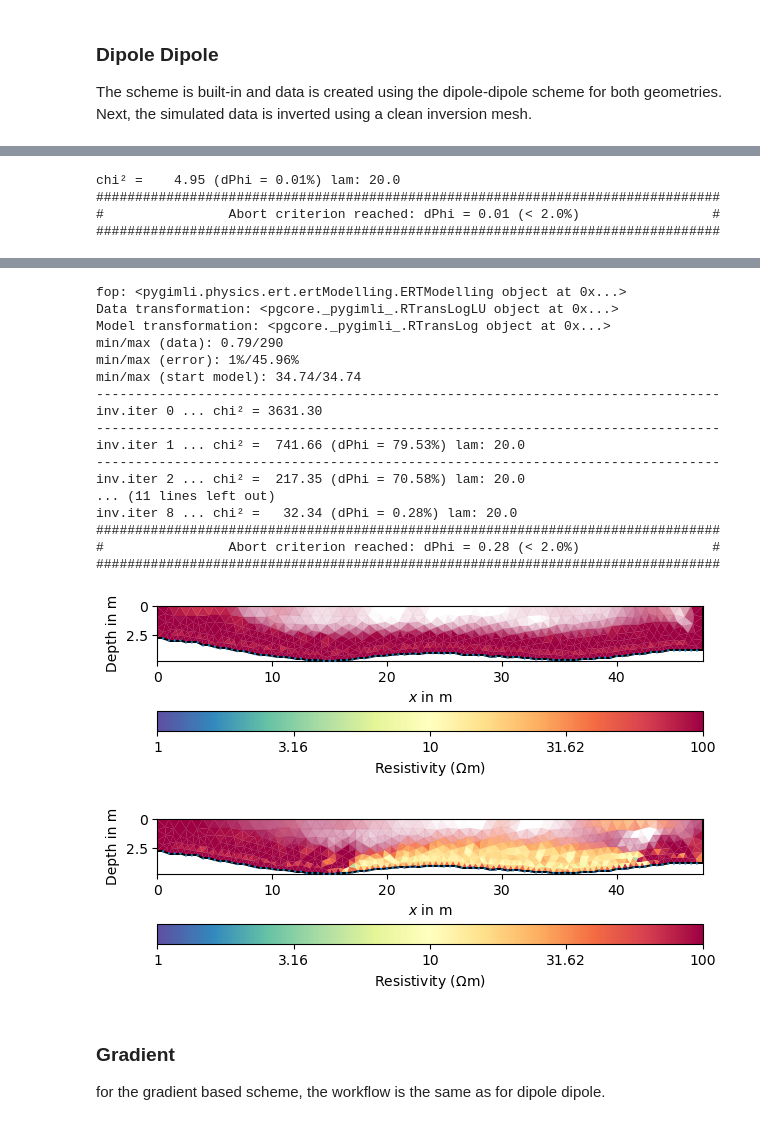
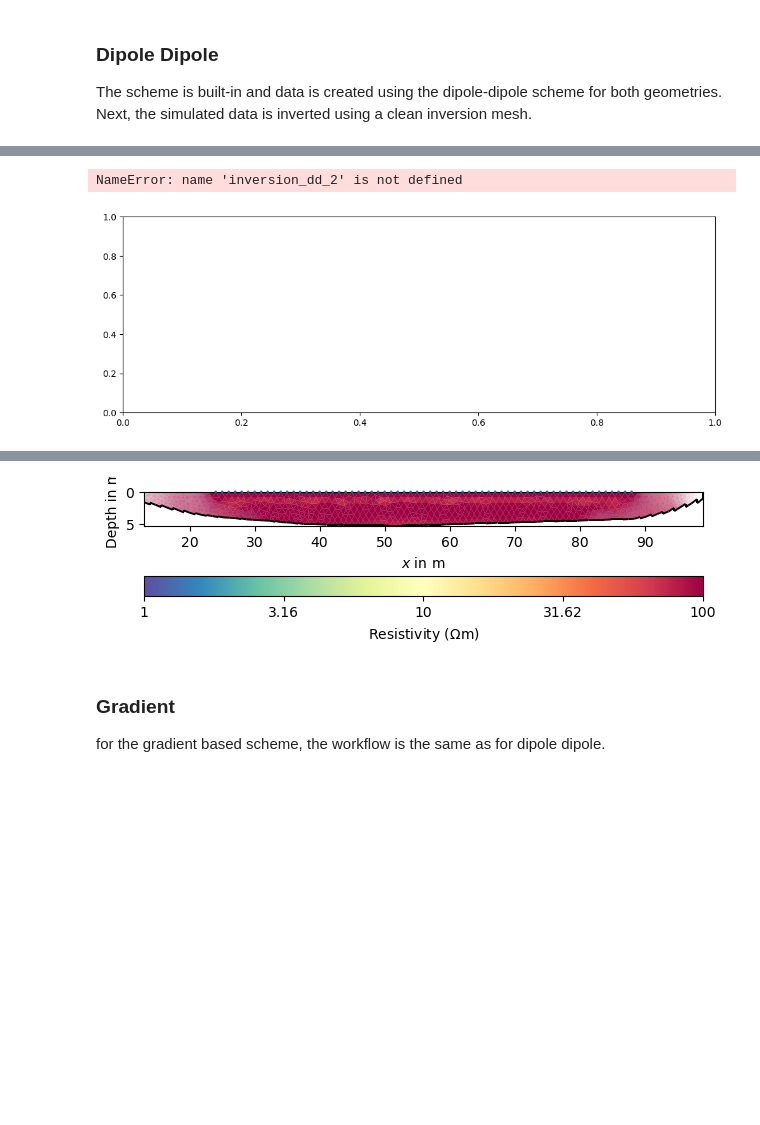
Before and after one commit to Deltares-research/SaltSimulator, a Jupyter notebook: notebooks/Electrical_Resistivity_Tomography.ipynb, the cells around one changed output, grey strips where cells are left out. Cells and saved outputs as stored; diff of their text form; code cells hidden in the pictures; blank space fills up the shorter version.

```diff
--- a/notebooks/Electrical_Resistivity_Tomography.ipynb
+++ b/notebooks/Electrical_Resistivity_Tomography.ipynb
@@ -15,3 +20,8 @@ from ertoolbox import MPT
+# %%
+data_folder = Path(resources.files("ertoolbox.data"))
+figsize = (12, 4)
+cmin = 0
+cmax = 2.7
 # %% [markdown]
 ## Mesh
 
@@ -27,13 +37,14 @@ We use 2 files. 1 file only has 1 fixed conductivity in the inversion domain. Th
 # %% [markdown]
 The .geo file in imported, translated to .msh and filled with K values in this part of the code:
 # %%
-filename_1l = "../data/Salt_intrusion_1_layer.geo"
+filename_1l = data_folder / "kornwerderzand_1l.geo"
+meshname_1l = filename_1l.with_suffix(".msh")
 
-geom_1l = subprocess.call(["gmsh", "-format", "msh2", "-2", "-o", "mesh.msh", filename_1l], shell=True)
-mesh_1l = readGmsh("mesh.msh", verbose=True)
+geom_1l = subprocess.call(["gmsh", "-format", "msh2", "-2", "-o", meshname_1l, filename_1l], shell=True)
+mesh_1l = readGmsh(meshname_1l, verbose=True)
 mesh = mesh_1l
 K_1l= [[2,100]]
 
-pg.show(mesh_1l, markers=True, clipBoundaryMarkers=True)
-pg.show(mesh_1l, data = K_1l, clipBoundaryMarkers=True, showmesh=True)
+pg.show(mesh_1l, markers=True, clipBoundaryMarkers=True, figsize=(12,4), aspect='auto')
+pg.show(mesh_1l, data = K_1l, clipBoundaryMarkers=True, showmesh=True, figsize=(12,4), aspect='auto', cMin = cmin, cMax = cmax)
 # %% [output]
@@ -95,10 +115,14 @@ Done.
 # %% [markdown]
 for the inversion, we use a clean mesh.
 # %%
-filename = "../data/Salt_intrusion_1_layer.geo"
-geom = subprocess.call(["gmsh", "-format", "msh2", "-2", "-o", "mesh.msh", filename])
-mesh = readGmsh("mesh.msh", verbose=True)
+filename = data_folder / "kornwerderzand_1l.geo"
+inversion_mesh = filename.with_suffix(".msh")
 
-pg.show(mesh, markers=True, clipBoundaryMarkers=True)
-pg.show(mesh,clipBoundaryMarkers=True, showmesh=True)
+geom = subprocess.call(["gmsh", "-format", "msh2", "-2", "-o", inversion_mesh, filename])
+mesh = readGmsh(inversion_mesh, verbose=True)
+mesh = mt.appendTriangleBoundary(mesh, xbound=100., ybound=100., quality=31, smooth=True,
+                                 marker=3, isSubSurface=True, addNodes=5)
+
+pg.show(mesh, markers=True, clipBoundaryMarkers=True, figsize=(12,4), aspect='auto')
+pg.show(mesh,clipBoundaryMarkers=True, showmesh=True, figsize=(12,4), aspect='auto')
 # %% [output]
@@ -135,18 +282,26 @@ The scheme is built-in and data is created using the dipole-dipole scheme for bo
+# %%
+
+fig, ax = plt.subplots(figsize=figsize)
+pg.show(mesh, data=inversion_dd_2, ax=ax, cMin=cmin, cMax=cmax, showMesh=True, showNodes=False, label='K [m/s]')
+#inversion_dd_2.showResult(ax=ax, aspect='auto', cMin=cmin, cMax=cmax)
+# %% [output]
+NameError: name 'inversion_dd_2' is not defined
+[figure, added]
 # %%
-scheme_dd = ert.createData(elecs=electrodes, schemeName='dd')
+scheme_dd = ert.createData(elecs=electrodes, schemeName='wa')
 
 simdata_dd_1l = ert.simulate(
          mesh=mesh_1l, scheme=scheme_dd, res=K_1l, noiseLevel=1, noiseAbs=1e-6, seed=1337
     )
 
-simdata_dd_2l = ert.simulate(
-         mesh=mesh_2l, scheme=scheme_dd, res=K_2l, noiseLevel=1, noiseAbs=1e-6, seed=1337
-    )
+# simdata_dd_2l = ert.simulate(
+#          mesh=mesh_2l, scheme=scheme_dd, res=K_2l, noiseLevel=1, noiseAbs=1e-6, seed=1337
+#     )
 
 simdata_dd_1l.remove(simdata_dd_1l['rhoa'] < 0)
-simdata_dd_2l.remove(simdata_dd_2l['rhoa'] < 0)
+# simdata_dd_2l.remove(simdata_dd_2l['rhoa'] < 0)
 
 inversion_dd_1 = inversion(simdata_dd_1l, mesh, saveresult=False)
 
-inversion_dd_2 = inversion(simdata_dd_2l, mesh, saveresult=False)
+# inversion_dd_2 = inversion(simdata_dd_2l, mesh, saveresult=False)
 # %% [output]
@@ -183,4 +333,0 @@ inv.iter 4 ...
-chi² =    4.95 (dPhi = 0.01%) lam: 20.0
-################################################################################
-#                Abort criterion reached: dPhi = 0.01 (< 2.0%)                 #
-################################################################################
@@ -191,22 +334,4 @@ chi² =    4.95 (dPhi = 0.01%) lam: 20.0
-fop: <pygimli.physics.ert.ertModelling.ERTModelling object at 0x...>
-Data transformation: <pgcore._pygimli_.RTransLogLU object at 0x...>
-Model transformation: <pgcore._pygimli_.RTransLog object at 0x...>
-min/max (data): 0.79/290
-min/max (error): 1%/45.96%
-min/max (start model): 34.74/34.74
---------------------------------------------------------------------------------
-inv.iter 0 ... chi² = 3631.30
---------------------------------------------------------------------------------
-inv.iter 1 ... chi² =  741.66 (dPhi = 79.53%) lam: 20.0
---------------------------------------------------------------------------------
-inv.iter 2 ... chi² =  217.35 (dPhi = 70.58%) lam: 20.0
-... (11 lines left out)
-inv.iter 8 ... chi² =   32.34 (dPhi = 0.28%) lam: 20.0
-################################################################################
-#                Abort criterion reached: dPhi = 0.28 (< 2.0%)                 #
-################################################################################
-[figure, old version]
+[figure, new version]
-[figure, removed]
 # %% [markdown]
 ### Gradient
 for the gradient based scheme, the workflow is the same as for dipole dipole.
```
Also changed, not shown: parts of 15 cells of this notebook, 23 other files.
